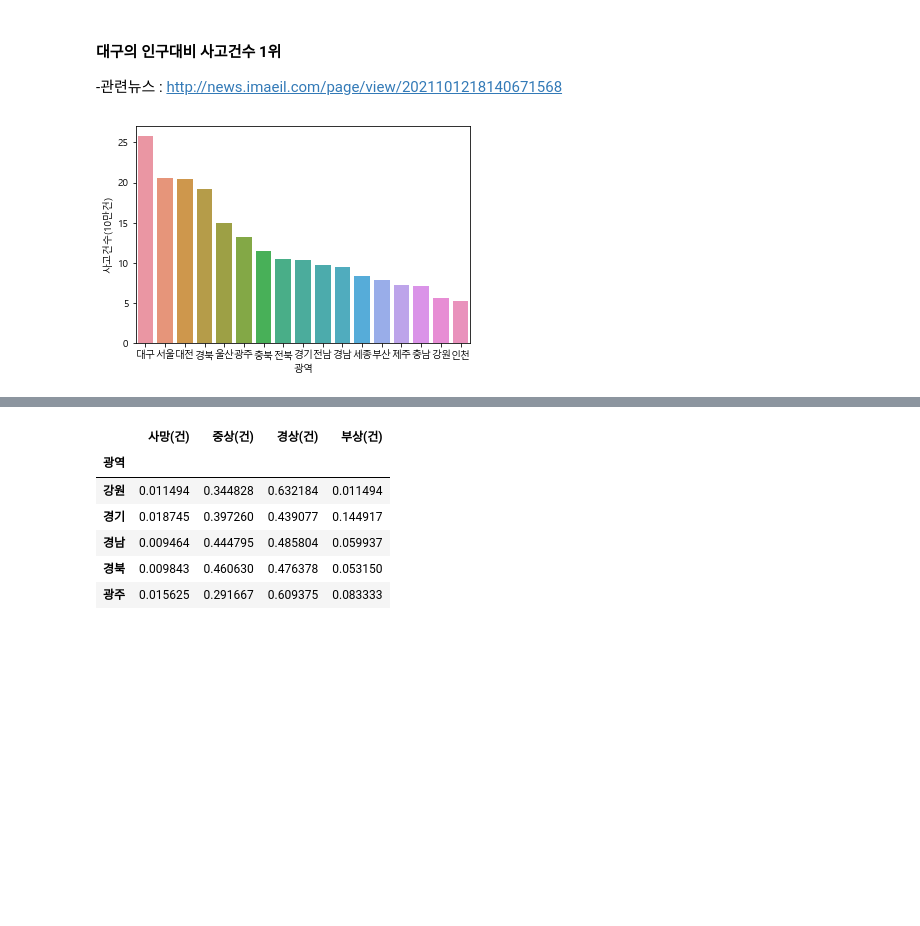
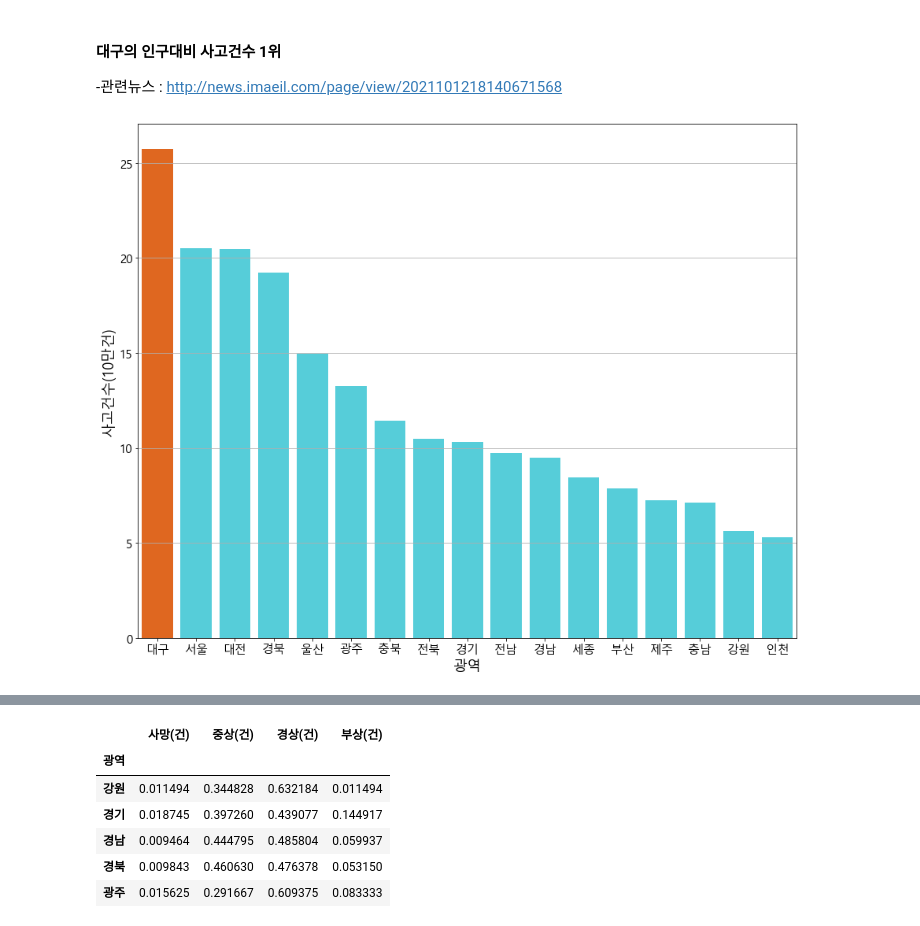
Before and after one commit to chestnut1717/BicycleAccident, a Jupyter notebook: bicycle_flow.ipynb, the cells around one changed output, grey strips where cells are left out. Drawn from its saved outputs; the diff is of its cells as text; code cells hidden in the pictures; blank space fills up the shorter version.

```diff
--- a/bicycle_flow.ipynb
+++ b/bicycle_flow.ipynb
@@ -866,4 +866,11 @@ tmp
 | 14 | 제주 | 49 | 0 | 16 | 24 | 9 | 50 | 0 | 16 | 24 | 10 |
 | 15 | 충남 | 151 | 5 | 63 | 71 | 12 | 158 | 5 | 65 | 76 | 12 |
 | 16 | 충북 | 183 | 5 | 89 | 79 | 10 | 193 | 5 | 90 | 87 | 11 |
+# %%
+# 그래프 그릴 때, 전역 파라미터 설정
+parameters = {'axes.titlesize': 25,
+              'axes.labelsize': 18,
+              'xtick.labelsize': 15,
+               'ytick.labelsize' : 15}
+plt.rcParams.update(parameters)
 # %%
@@ -920,11 +934,18 @@ tmp
 
 -관련뉴스 : http://news.imaeil.com/page/view/2021101218140671568
 # %%
-## 10만명당 사고건수
-sns.barplot(data = tmp,
+tmp.sort_values('사고건수(10만)', ascending=False)
+
+plt.figure(figsize=(15, 12))
+
+# 색 설정
+# color = ['#40DFEF' for _ in range(len(tmp))]
+color = ['#FF5F00' if gw =='대구' else '#40DFEF' for gw in tmp_pop['광역']]
+sns.barplot(data = tmp_pop,
             x='광역', y = '사고건수(10만)',
-            order = tmp.sort_values('사고건수(10만)', ascending=False).광역)
+             palette=color)
 plt.ylabel('사고건수(10만건)')
+plt.grid(axis='y')
 plt.show()
 # %% [output]
-[figure, old version]
+[figure, new version]
```
Also changed, not shown: parts of 19 cells of this notebook.
